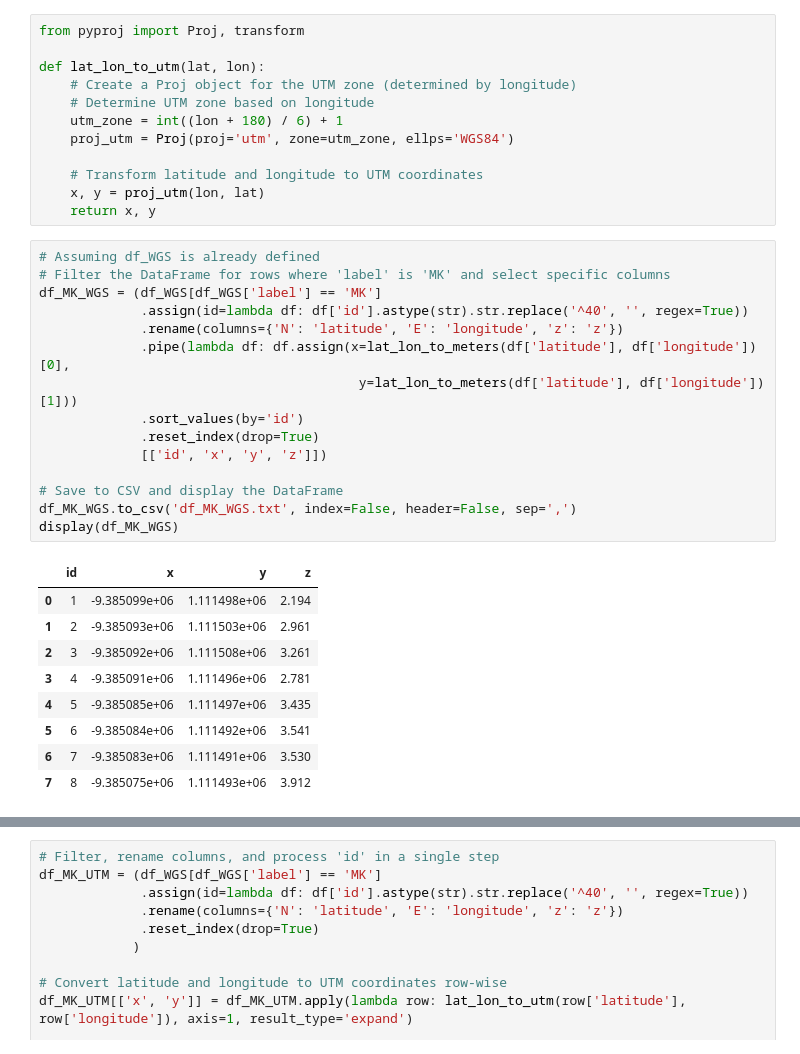
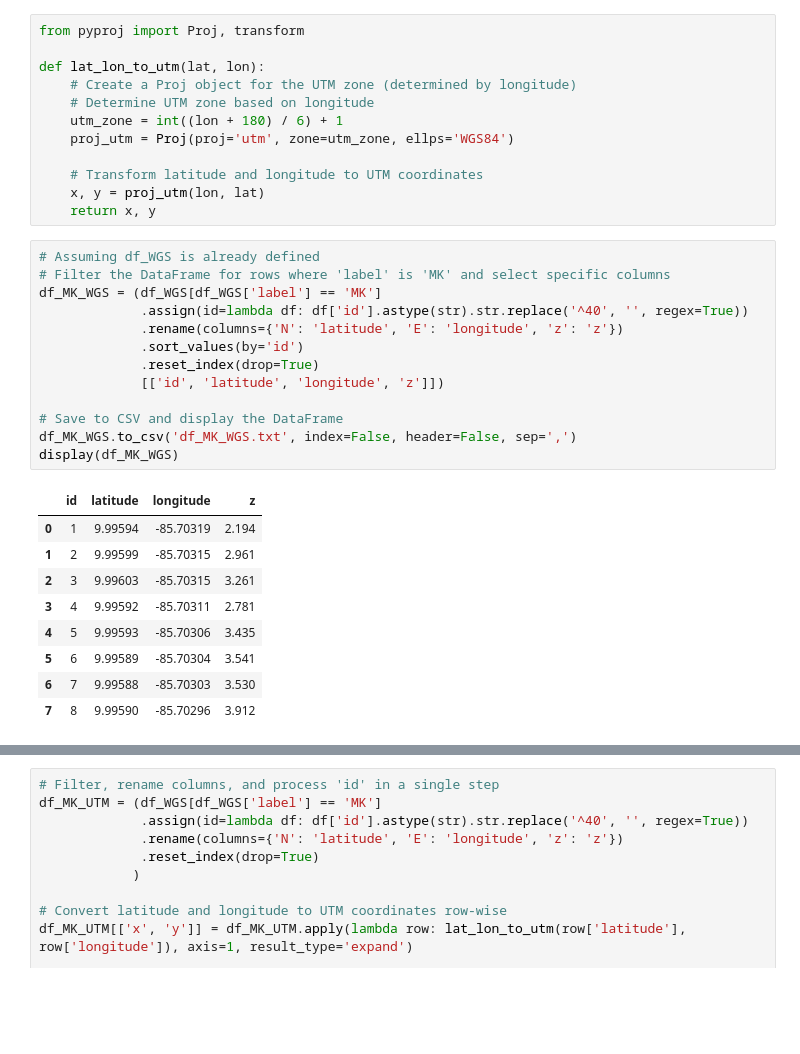
Before and after one commit to wwaasdorp/MDP_CostaRica, a Jupyter notebook: topography/topography.ipynb, the cells around one changed output, grey strips where cells are left out. Drawn from its saved outputs; the diff is of its cells as text; blank space fills up the shorter version.

```diff
--- a/topography/topography.ipynb
+++ b/topography/topography.ipynb
@@ -94,25 +79,23 @@ def lat_lon_to_utm(lat, lon):
 # %%
 # Assuming df_WGS is already defined
 # Filter the DataFrame for rows where 'label' is 'MK' and select specific columns
 df_MK_WGS = (df_WGS[df_WGS['label'] == 'MK']
              .assign(id=lambda df: df['id'].astype(str).str.replace('^40', '', regex=True))
              .rename(columns={'N': 'latitude', 'E': 'longitude', 'z': 'z'})
-             .pipe(lambda df: df.assign(x=lat_lon_to_meters(df['latitude'], df['longitude'])[0],
-                                         y=lat_lon_to_meters(df['latitude'], df['longitude'])[1]))
              .sort_values(by='id')
              .reset_index(drop=True)
-             [['id', 'x', 'y', 'z']])
+             [['id', 'latitude', 'longitude', 'z']])
 
 # Save to CSV and display the DataFrame
 df_MK_WGS.to_csv('df_MK_WGS.txt', index=False, header=False, sep=',')
 display(df_MK_WGS)
 # %% [output]
-|  | id | x | y | z |
-| 0 | 1 | -9.385099e+06 | 1.111498e+06 | 2.194 |
-| 1 | 2 | -9.385093e+06 | 1.111503e+06 | 2.961 |
-| 2 | 3 | -9.385092e+06 | 1.111508e+06 | 3.261 |
-| 3 | 4 | -9.385091e+06 | 1.111496e+06 | 2.781 |
-| 4 | 5 | -9.385085e+06 | 1.111497e+06 | 3.435 |
-| 5 | 6 | -9.385084e+06 | 1.111492e+06 | 3.541 |
-| 6 | 7 | -9.385083e+06 | 1.111491e+06 | 3.530 |
-| 7 | 8 | -9.385075e+06 | 1.111493e+06 | 3.912 |
+|  | id | latitude | longitude | z |
+| 0 | 1 | 9.99594 | -85.70319 | 2.194 |
+| 1 | 2 | 9.99599 | -85.70315 | 2.961 |
+| 2 | 3 | 9.99603 | -85.70315 | 3.261 |
+| 3 | 4 | 9.99592 | -85.70311 | 2.781 |
+| 4 | 5 | 9.99593 | -85.70306 | 3.435 |
+| 5 | 6 | 9.99589 | -85.70304 | 3.541 |
+| 6 | 7 | 9.99588 | -85.70303 | 3.530 |
+| 7 | 8 | 9.99590 | -85.70296 | 3.912 |
```
Also changed, not shown: parts of 2 cells of this notebook, 2 other files.
